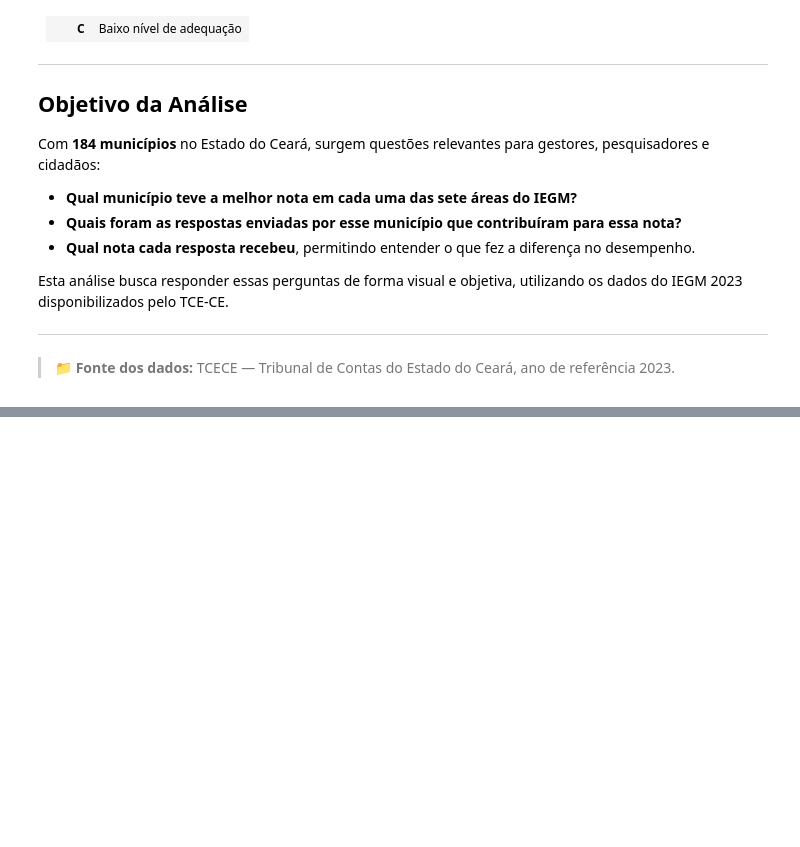
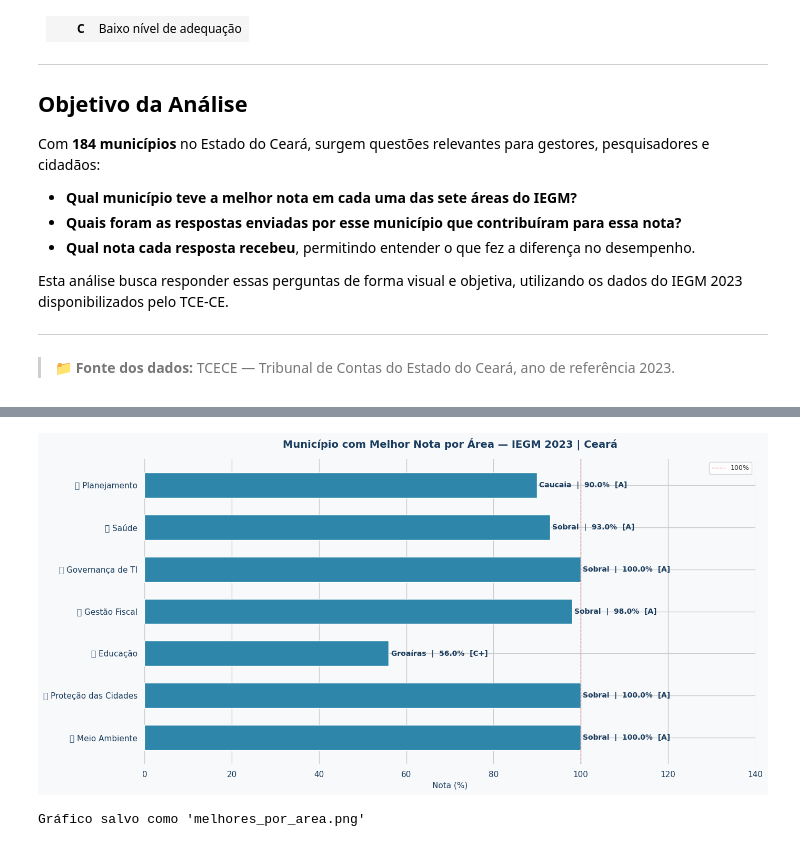
Before and after one commit to rhaymarthins/analise-iegm, a Jupyter notebook: iegm_analise.ipynb, the cells around one changed output, grey strips where cells are left out. Drawn from its saved outputs; the diff is of its cells as text; code cells hidden in the pictures; blank space fills up the shorter version.

Commit message:
feat: análise do município com melhor nota em cada área do IEGM

```diff
--- a/iegm_analise.ipynb
+++ b/iegm_analise.ipynb
@@ -42,3 +42,22 @@ Esta análise busca responder essas perguntas de forma visual e objetiva, utiliz
 
 ---
 > 📁 **Fonte dos dados:** TCECE — Tribunal de Contas do Estado do Ceará, ano de referência 2023.
+# %%
+# ============================================================
+# Importação das bibliotecas necessárias
+# ============================================================
+import pandas as pd
+import numpy as np
+import matplotlib.pyplot as plt
+import matplotlib.ticker as mtick
+import seaborn as sns
+import warnings
+
+warnings.filterwarnings('ignore')
+
+# Configurações de visualização
+pd.set_option('display.max_columns', None)
+pd.set_option('display.max_colwidth', None)
+sns.set_theme(style="whitegrid", palette="muted")
+plt.rcParams['figure.figsize'] = (14, 6)
+plt.rcParams['font.size'] = 11
@@ -44,0 +338,52 @@ Esta análise busca responder essas perguntas de forma visual e objetiva, utiliz
+# %%
+# =====================================================
+# VISUALIZAÇÃO — MELHORES NOTAS POR ÁREA
+# =====================================================
+
+# PALETA DE CORES
+CORES = {
+    'fundo':      '#F8F9FA',
+    'principal':  '#1A3C5E',
+    'destaque':   '#2E86AB',
+    'negativo':   '#E63946',
+}
+
+fig, ax = plt.subplots(figsize=(14, 7))
+fig.patch.set_facecolor(CORES['fundo'])
+ax.set_facecolor(CORES['fundo'])
+
+barras = ax.barh(
+    df_melhores['Área'],
+    df_melhores['Nota (%)'],
+    color=CORES['destaque'],
+    edgecolor='white',
+    height=0.6
+)
+
+for bar, row in zip(barras, df_melhores.itertuples()):
+    ax.text(
+        bar.get_width() + 0.5,
+        bar.get_y() + bar.get_height() / 2,
+        f"{row.Município}  |  {row._3:.1f}%  [{row.Faixa}]",
+        va='center', ha='left',
+        fontsize=10, fontweight='bold', color=CORES['principal']
+    )
+
+ax.set_xlim(0, 140)
+ax.set_xlabel('Nota (%)', fontsize=11, color=CORES['principal'])
+ax.set_title('Município com Melhor Nota por Área — IEGM 2023 | Ceará',
+             fontsize=14, fontweight='bold', pad=15, color=CORES['principal'])
+ax.axvline(100, color=CORES['negativo'], linestyle='--', linewidth=1, alpha=0.5, label='100%')
+ax.tick_params(colors=CORES['principal'])
+ax.legend(fontsize=9)
+
+for spine in ax.spines.values():
+    spine.set_visible(False)
+
+plt.tight_layout()
+plt.savefig('melhores_por_area.png', dpi=150, bbox_inches='tight')
+plt.show()
+print("Gráfico salvo como 'melhores_por_area.png'")
+# %% [output]
+[figure, added]
+Gráfico salvo como 'melhores_por_area.png'
```
Also changed, not shown: parts of 8 cells of this notebook.
